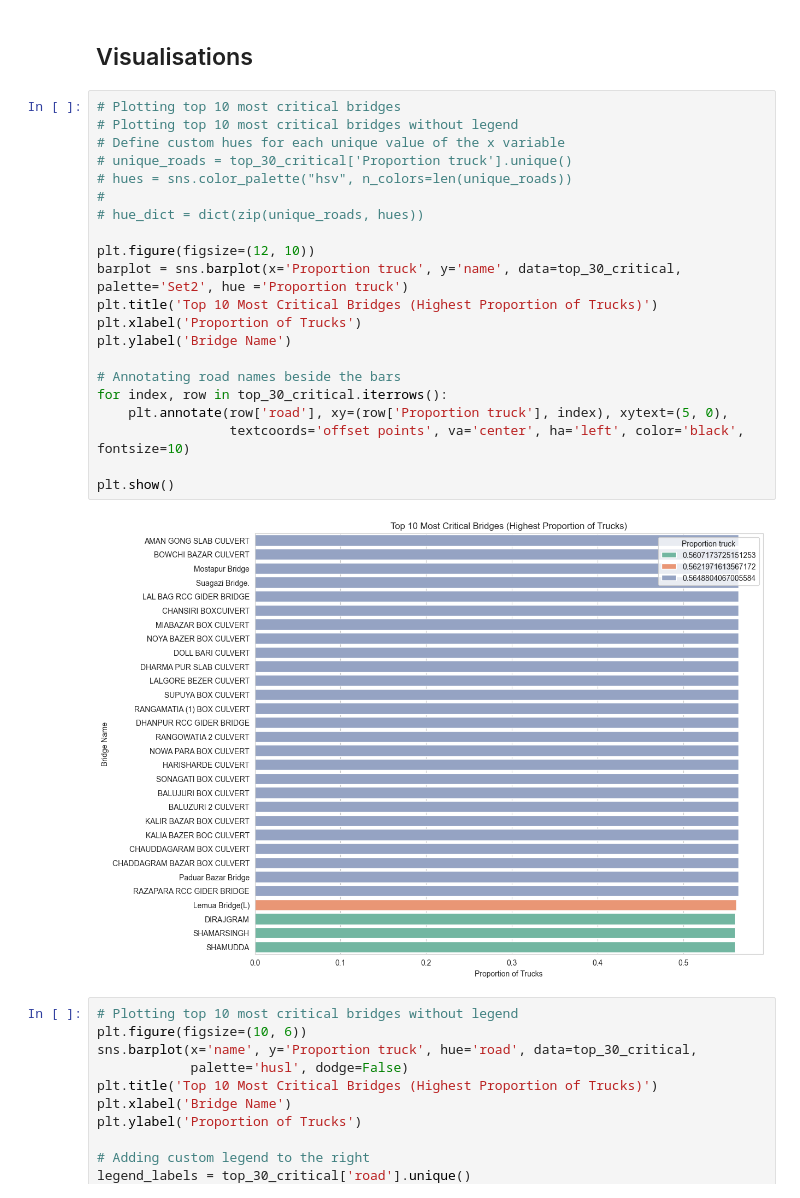
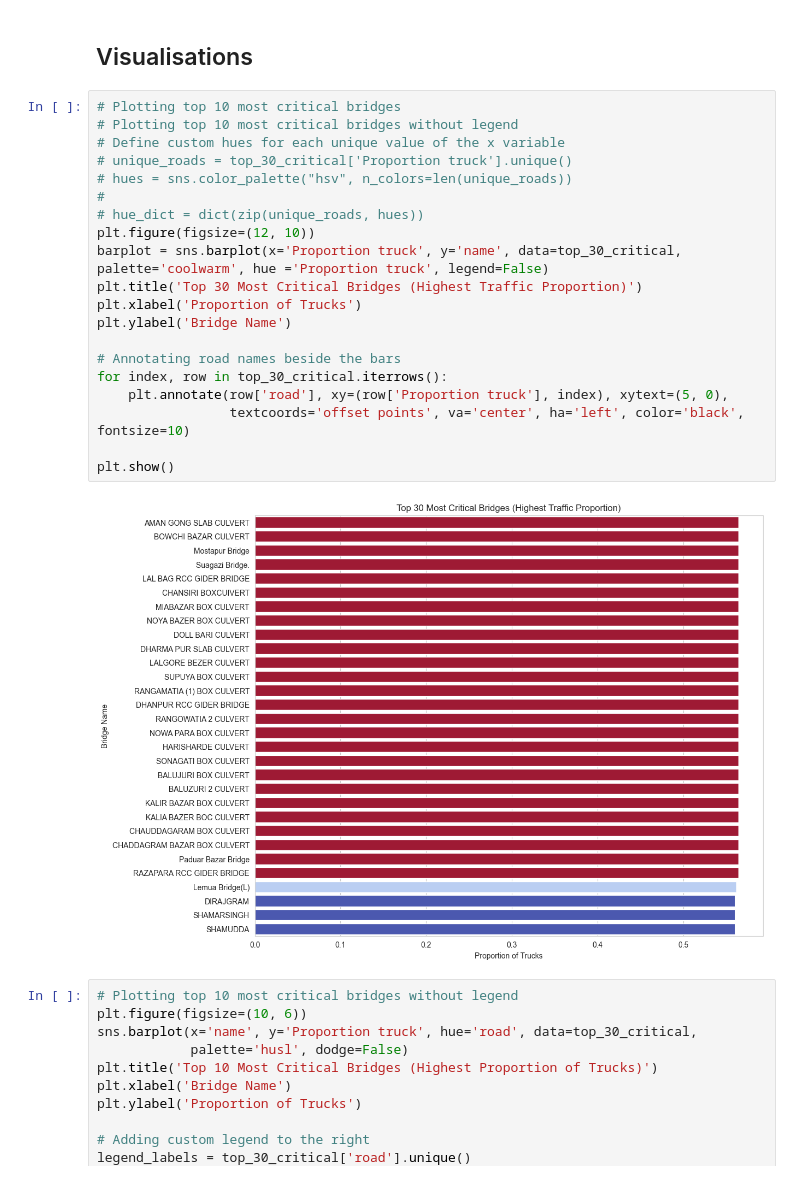
Before and after one commit to roydonders/EPA113a-Lab, a Jupyter notebook: EPA1352-G01-A4/notebook/top10assignment4.ipynb, the cells around one changed output. Cells and saved outputs as stored; diff of their text form.

Commit message:
Start bridges

```diff
--- a/EPA1352-G01-A4/notebook/top10assignment4.ipynb
+++ b/EPA1352-G01-A4/notebook/top10assignment4.ipynb
@@ -22,26 +22,25 @@ most_vulnerable = df[df['condition'] == 'D']
 # %%
 # Plotting top 10 most critical bridges
 # Plotting top 10 most critical bridges without legend
 # Define custom hues for each unique value of the x variable
 # unique_roads = top_30_critical['Proportion truck'].unique()
 # hues = sns.color_palette("hsv", n_colors=len(unique_roads))
 #
 # hue_dict = dict(zip(unique_roads, hues))
-
 plt.figure(figsize=(12, 10))
-barplot = sns.barplot(x='Proportion truck', y='name', data=top_30_critical, palette='Set2', hue ='Proportion truck')
-plt.title('Top 10 Most Critical Bridges (Highest Proportion of Trucks)')
+barplot = sns.barplot(x='Proportion truck', y='name', data=top_30_critical, palette='coolwarm', hue ='Proportion truck', legend=False)
+plt.title('Top 30 Most Critical Bridges (Highest Traffic Proportion)')
 plt.xlabel('Proportion of Trucks')
 plt.ylabel('Bridge Name')
 
 # Annotating road names beside the bars
 for index, row in top_30_critical.iterrows():
     plt.annotate(row['road'], xy=(row['Proportion truck'], index), xytext=(5, 0),
                  textcoords='offset points', va='center', ha='left', color='black', fontsize=10)
 
 plt.show()
 # %% [output]
-[figure, old version]
+[figure, new version]
 # %%
 # Plotting top 10 most critical bridges without legend
 plt.figure(figsize=(10, 6))
```
Also changed, not shown: parts of 1 cell of this notebook.
